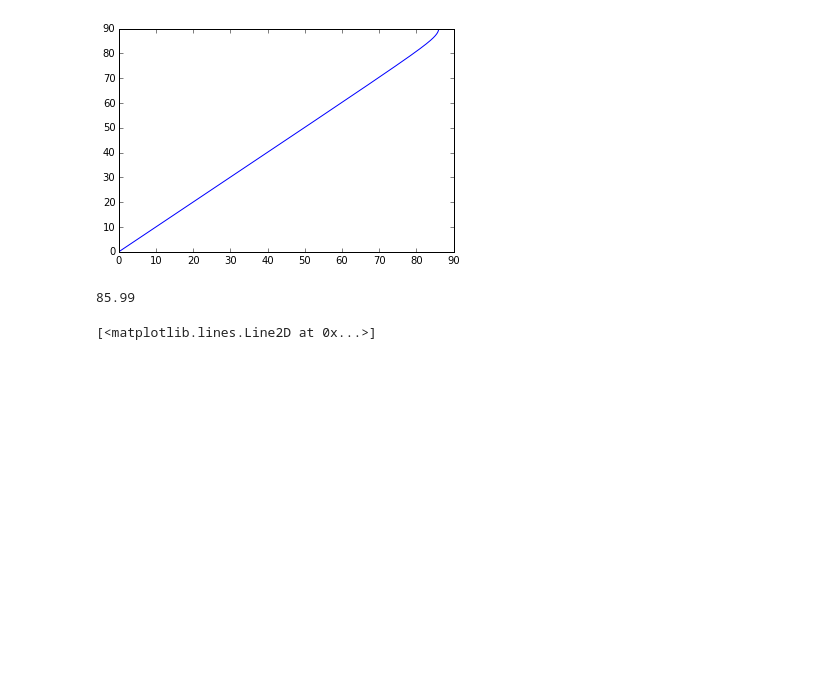
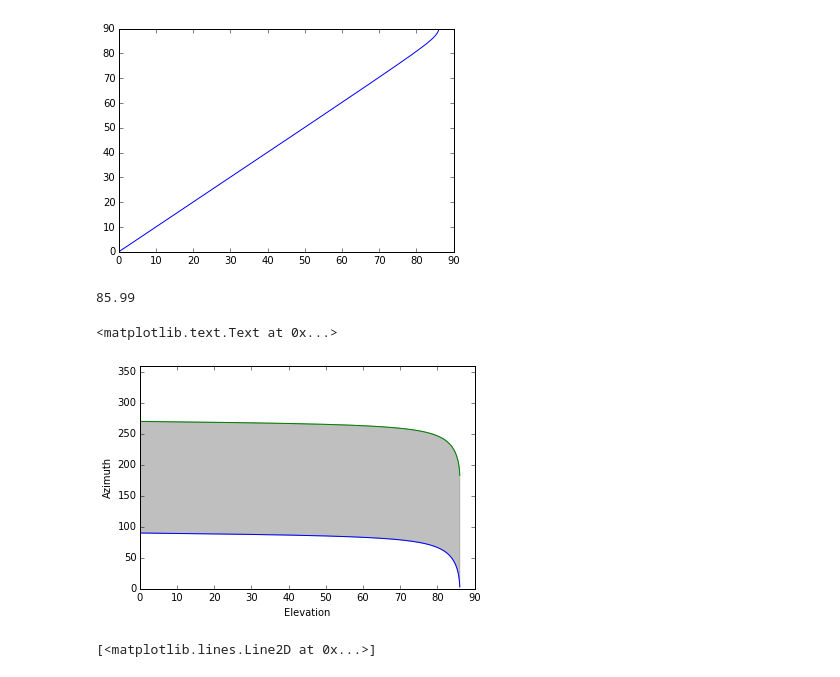
Before and after one commit to saint-germain/ControlAntena, a Jupyter notebook: position.ipynb, the cells around one changed output. Saved outputs shown, nothing was run; the diff lists cells and outputs as text; code cells hidden in the pictures; blank space fills up the shorter version.

```diff
--- a/position.ipynb
+++ b/position.ipynb
@@ -243,3 +245,15 @@ azcor=-np.arctan2(np.cos(omega),np.sin(omega)*np.sin(eloff))*180/np.pi
+# %%
+lowerang=360-azcor-360
+upperang=180-azcor
+plt.plot(el*180/np.pi,lowerang)
+plt.plot(el*180/np.pi,upperang)
+plt.fill_between(el*180/np.pi,lowerang, upperang, color='grey', alpha='0.5')
+plt.ylim(0,360)
+plt.xlabel("Elevation")
+plt.ylabel("Azimuth")
+# %% [output]
+<matplotlib.text.Text at 0x...>
+[figure, added]
 # %%
 plt.plot(el*180/np.pi,azcor)
 # %% [output]
```
Also changed, not shown: parts of 3 cells of this notebook.
